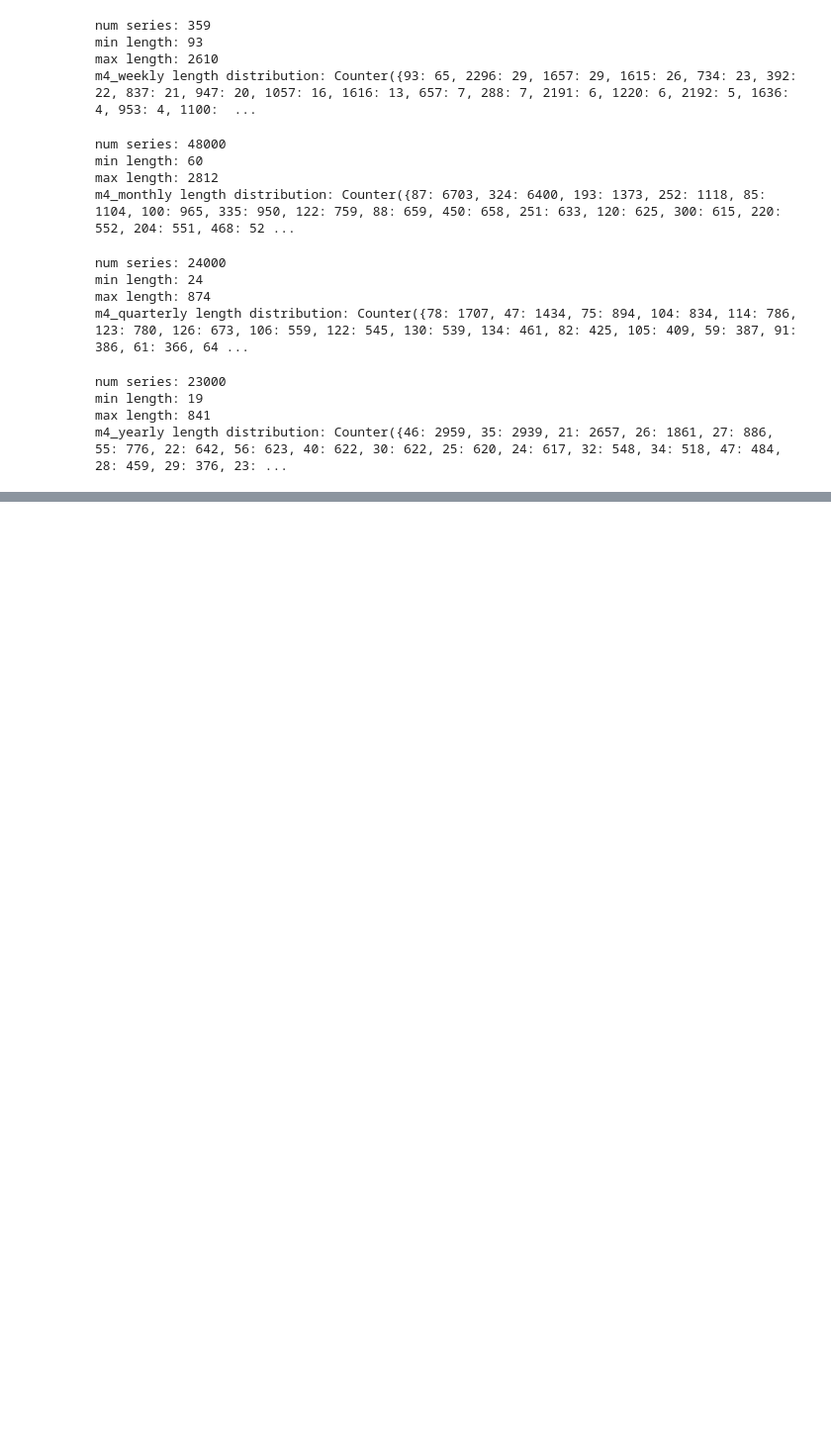
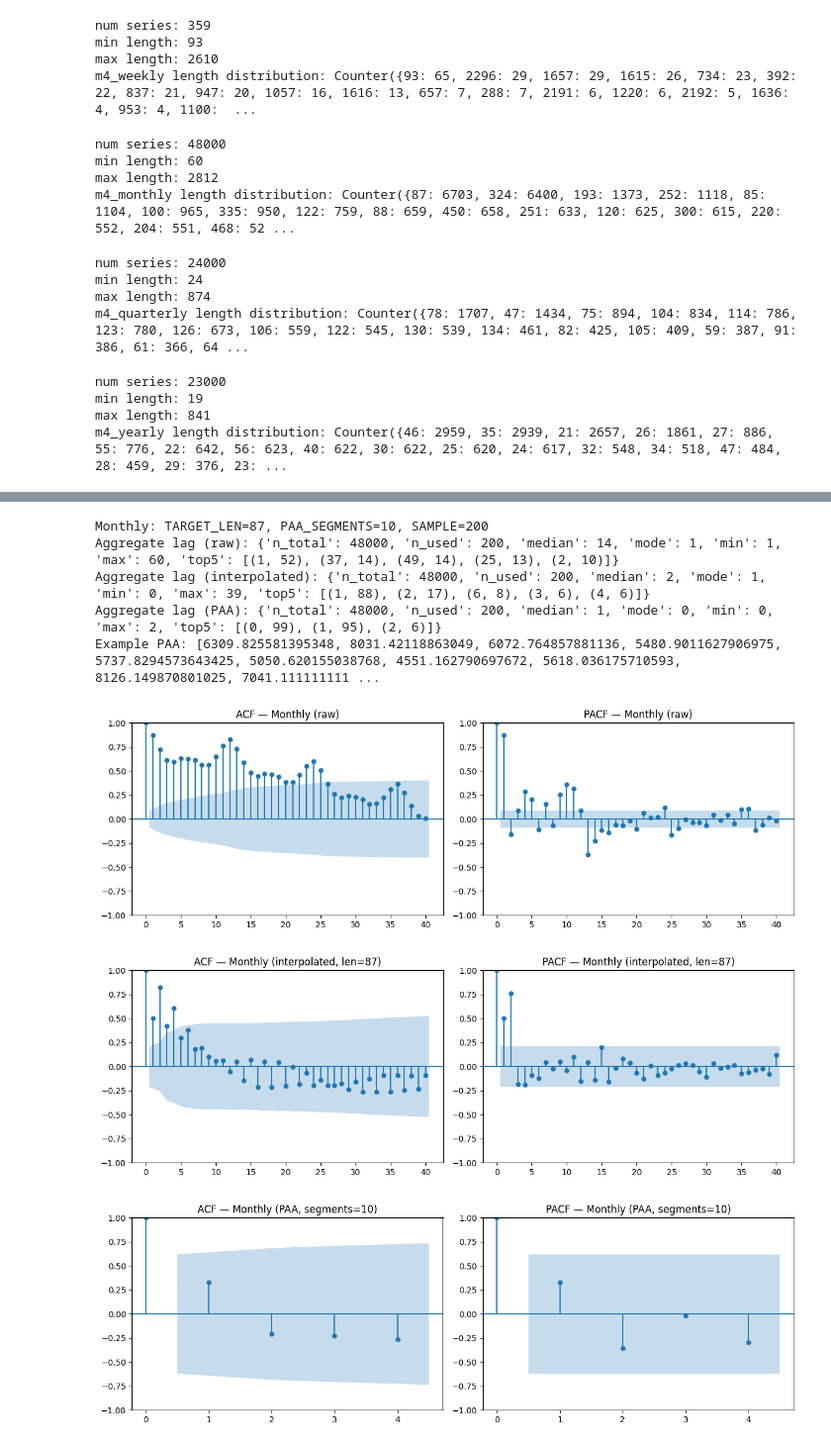
Before and after one commit to bennyp85/SIT746---Research-Project, a Jupyter notebook: experiments/m4_eda.ipynb, the cells around one changed output, grey strips where cells are left out. Shown at 99% size. Drawn from its saved outputs; the diff is of its cells as text; code cells hidden in the pictures; blank space fills up the shorter version.

```diff
--- a/experiments/m4_eda.ipynb
+++ b/experiments/m4_eda.ipynb
@@ -142,0 +385,54 @@ PAA trend directions of first series: [-1, 1, 1, 1, -1, 0, 1, 0, 1, 1]
+# %%
+# Monthly: ACF/PACF for raw vs interpolated vs PAA
+
+tsf_path = root / "src" / "data" / "datasets" / "M4" / "m4_monthly_dataset.tsf"
+series_list = tsf_series_load(tsf_path)
+
+# Use the most common raw series length in this set to minimise information loss.
+TARGET_LEN = most_common_length(series_list)
+
+# Aggregate 'optimal lag' for this set using PACF cutoff per-series, then median across series.
+raw_lag = aggregate_lag_pacf(
+    series_list,
+    max_lag=MAX_LAG_RAW_INTERP,
+    sample_size=LAG_SAMPLE_SIZE,
+)
+
+interpolated_series_list = [uniform_resample(s, TARGET_LEN) for s in series_list]
+interp_lag = aggregate_lag_pacf(
+    interpolated_series_list,
+    max_lag=MAX_LAG_RAW_INTERP,
+    sample_size=LAG_SAMPLE_SIZE,
+)
+
+paa_series_list = [compute_paa_series(s, PAA_SEGMENTS) for s in interpolated_series_list]
+paa_lag = aggregate_lag_pacf(
+    paa_series_list,
+    max_lag=PAA_SEGMENTS - 1,
+    sample_size=LAG_SAMPLE_SIZE,
+)
+
+print(f"Monthly: TARGET_LEN={TARGET_LEN}, PAA_SEGMENTS={PAA_SEGMENTS}, SAMPLE={LAG_SAMPLE_SIZE}")
+print("Aggregate lag (raw):", raw_lag)
+print("Aggregate lag (interpolated):", interp_lag)
+print("Aggregate lag (PAA):", paa_lag)
+
+# Sanity check: show one PAA example before plotting.
+raw, interpolated, paa = prepare_series_triplet(
+    series_list,
+    series_index=SERIES_INDEX,
+    target_len=TARGET_LEN,
+    paa_segments=PAA_SEGMENTS,
+)
+print("Example PAA:", paa.tolist())
+
+plot_triplet("Monthly", raw, interpolated, paa)
+# %% [output]
+Monthly: TARGET_LEN=87, PAA_SEGMENTS=10, SAMPLE=200
+Aggregate lag (raw): {'n_total': 48000, 'n_used': 200, 'median': 14, 'mode': 1, 'min': 1, 'max': 60, 'top5': [(1, 52), (37, 14), (49, 14), (25, 13), (2, 10)]}
+Aggregate lag (interpolated): {'n_total': 48000, 'n_used': 200, 'median': 2, 'mode': 1, 'min': 0, 'max': 39, 'top5': [(1, 88), (2, 17), (6, 8), (3, 6), (4, 6)]}
+Aggregate lag (PAA): {'n_total': 48000, 'n_used': 200, 'median': 1, 'mode': 0, 'min': 0, 'max': 2, 'top5': [(0, 99), (1, 95), (2, 6)]}
+Example PAA: [6309.825581395348, 8031.42118863049, 6072.764857881136, 5480.9011627906975, 5737.8294573643425, 5050.620155038768, 4551.162790697672, 5618.036175710593, 8126.149870801025, 7041.111111111 ...
+[figure, added]
+[figure, added]
+[figure, added]
```
Also changed, not shown: parts of 10 cells of this notebook.
